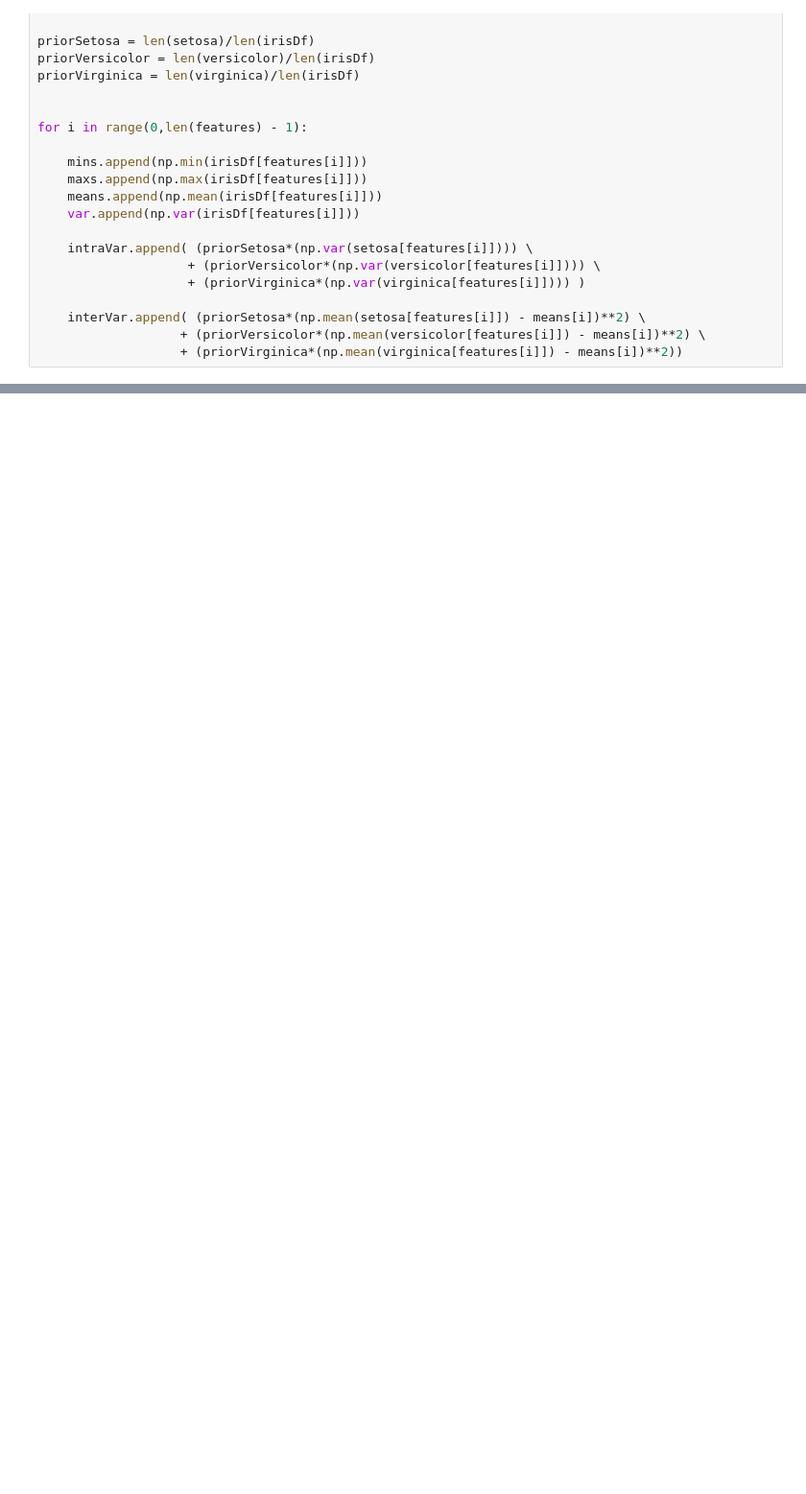
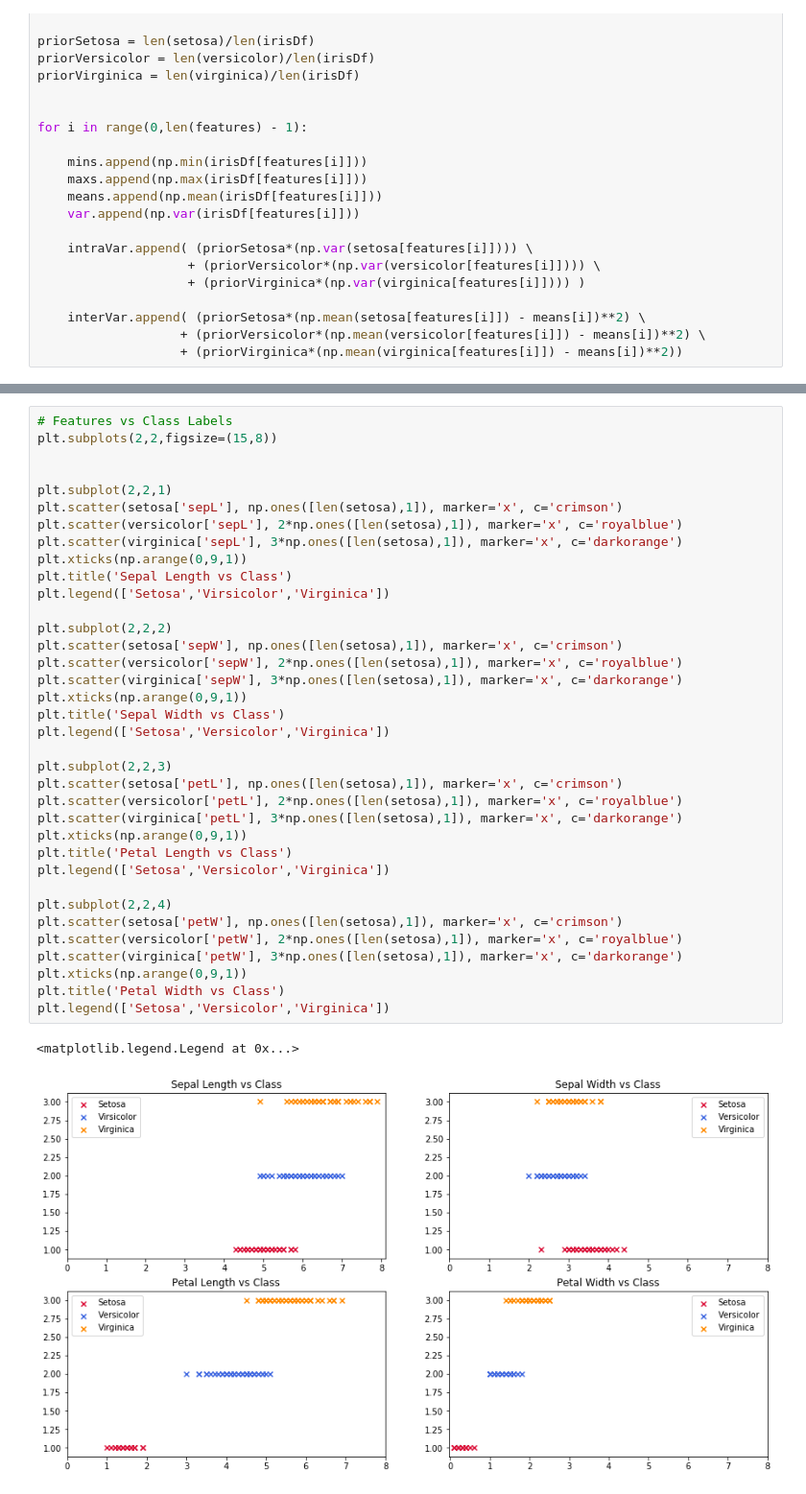
Before and after one commit to donpathirage/Least-Squares-Perceptron-and-Data-Analytics, a Jupyter notebook: Pathirage_Don_Proj1.ipynb, the cells around one changed output, grey strips where cells are left out. Shown at 96% size. Cells and saved outputs as stored; diff of their text form; blank space fills up the shorter version.

```diff
--- a/Pathirage_Don_Proj1.ipynb
+++ b/Pathirage_Don_Proj1.ipynb
@@ -147,0 +156,39 @@ InterClassVar  0.421414  0.075633  2.914019  0.536089
+# %%
+# Features vs Class Labels
+plt.subplots(2,2,figsize=(15,8))
+
+
+plt.subplot(2,2,1)
+plt.scatter(setosa['sepL'], np.ones([len(setosa),1]), marker='x', c='crimson')
+plt.scatter(versicolor['sepL'], 2*np.ones([len(setosa),1]), marker='x', c='royalblue')
+plt.scatter(virginica['sepL'], 3*np.ones([len(setosa),1]), marker='x', c='darkorange')
+plt.xticks(np.arange(0,9,1))
+plt.title('Sepal Length vs Class')
+plt.legend(['Setosa','Virsicolor','Virginica'])
+
+plt.subplot(2,2,2)
+plt.scatter(setosa['sepW'], np.ones([len(setosa),1]), marker='x', c='crimson')
+plt.scatter(versicolor['sepW'], 2*np.ones([len(setosa),1]), marker='x', c='royalblue')
+plt.scatter(virginica['sepW'], 3*np.ones([len(setosa),1]), marker='x', c='darkorange')
+plt.xticks(np.arange(0,9,1))
+plt.title('Sepal Width vs Class')
+plt.legend(['Setosa','Versicolor','Virginica'])
+
+plt.subplot(2,2,3)
+plt.scatter(setosa['petL'], np.ones([len(setosa),1]), marker='x', c='crimson')
+plt.scatter(versicolor['petL'], 2*np.ones([len(setosa),1]), marker='x', c='royalblue')
+plt.scatter(virginica['petL'], 3*np.ones([len(setosa),1]), marker='x', c='darkorange')
+plt.xticks(np.arange(0,9,1))
+plt.title('Petal Length vs Class')
+plt.legend(['Setosa','Versicolor','Virginica'])
+
+plt.subplot(2,2,4)
+plt.scatter(setosa['petW'], np.ones([len(setosa),1]), marker='x', c='crimson')
+plt.scatter(versicolor['petW'], 2*np.ones([len(setosa),1]), marker='x', c='royalblue')
+plt.scatter(virginica['petW'], 3*np.ones([len(setosa),1]), marker='x', c='darkorange')
+plt.xticks(np.arange(0,9,1))
+plt.title('Petal Width vs Class')
+plt.legend(['Setosa','Versicolor','Virginica'])
+# %% [output]
+<matplotlib.legend.Legend at 0x...>
+[figure, added]
```
Also changed, not shown: parts of 10 cells of this notebook.
